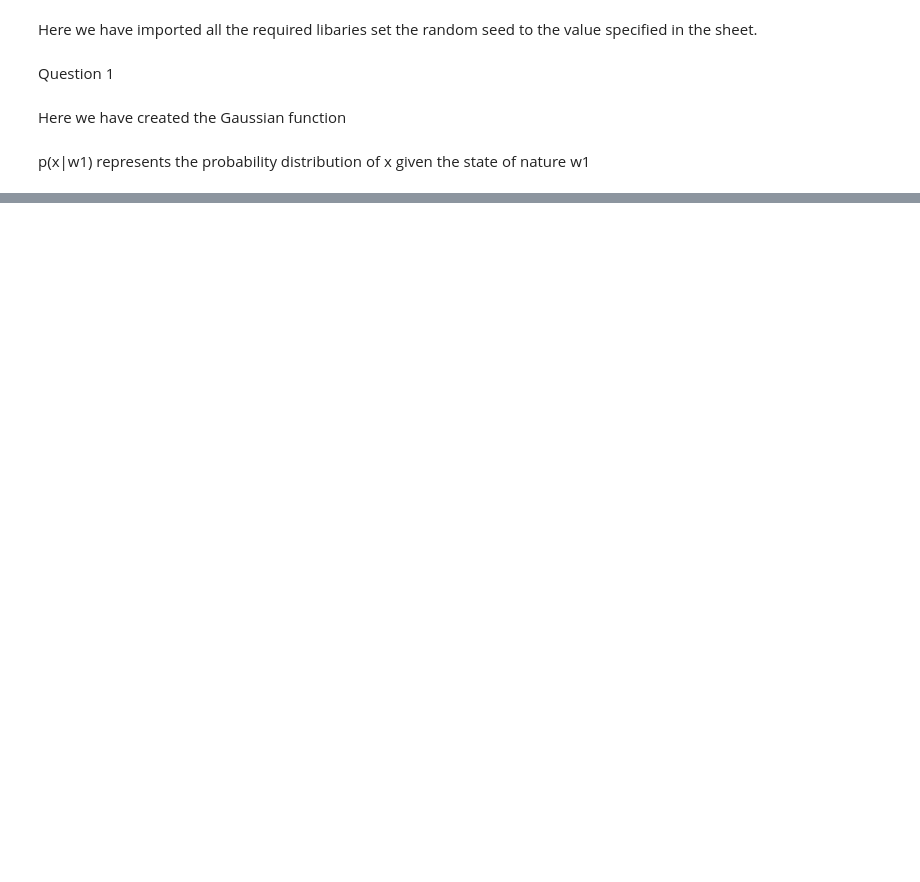
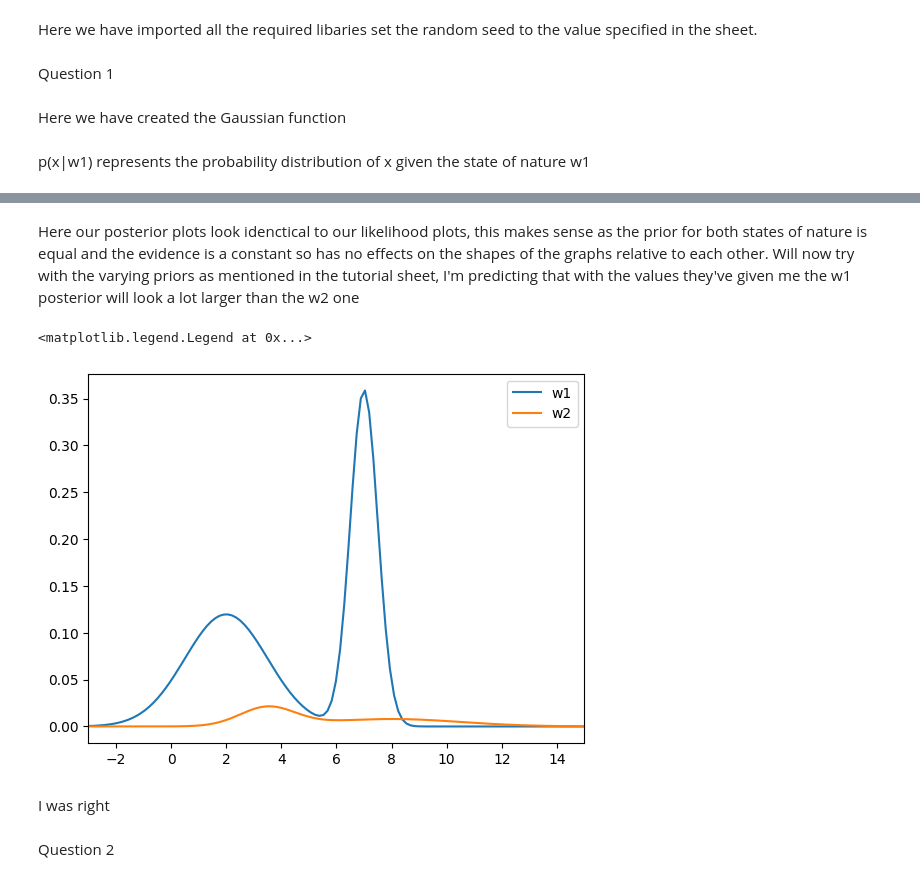
Before and after one commit to JGrant3101/ME4MachineLearning, a Jupyter notebook: Tutorial2.ipynb, the cells around one changed output, grey strips where cells are left out. Cells and saved outputs as stored; diff of their text form; code cells hidden in the pictures; blank space fills up the shorter version.

Commit message:
Finished question 1

```diff
--- a/Tutorial2.ipynb
+++ b/Tutorial2.ipynb
@@ -49,0 +77,21 @@ plt.plot(x, PDFw2)
+# %% [markdown]
+Here our posterior plots look idenctical to our likelihood plots, this makes sense as the prior for both states of nature is equal and the evidence is a constant so has no effects on the shapes of the graphs relative to each other. Will now try with the varying priors as mentioned in the tutorial sheet, I'm predicting that with the values they've given me the w1 posterior will look a lot larger than the w2 one
+# %%
+# Repeating the posterior plots put with different prior values as specified in the sheet
+# Calling the function for each distribution
+Postw1New = GetPost(PDFw1, 0.9)
+Postw2New = GetPost(PDFw2, 0.1)
+
+# Plotting
+fig1, ax1 = plt.subplots()
+plt.plot(x, Postw1New, label = "w1")
+plt.plot(x, Postw2New, label = "w2")
+plt.xlim([-3, 15])
+plt.legend()
+# %% [output]
+<matplotlib.legend.Legend at 0x...>
+[figure, added]
+# %% [markdown]
+I was right
+# %% [markdown]
+Question 2
```
Also changed, not shown: parts of 3 cells of this notebook.
